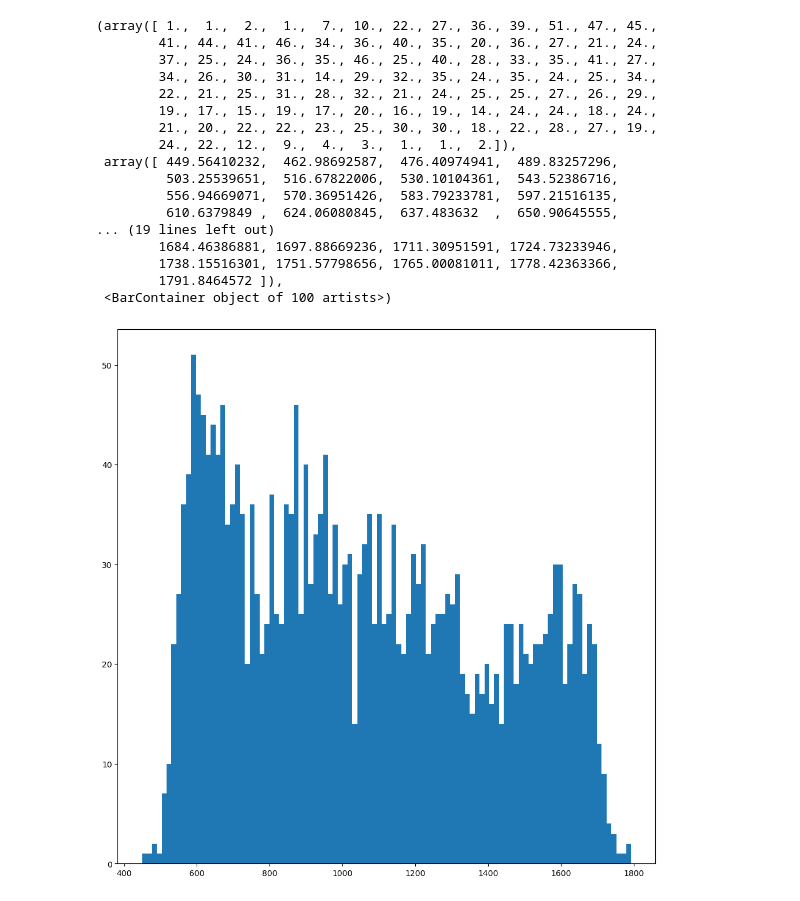
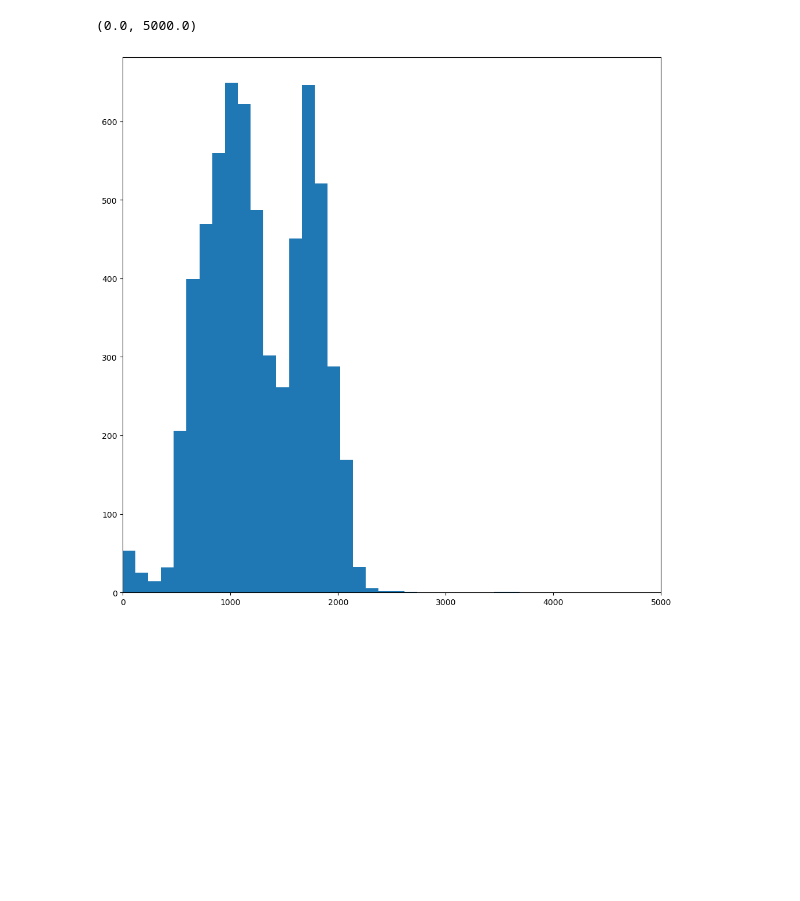
Before and after one commit to aautric/4polarMFM_these, a Jupyter notebook: notebooks_experimental_SLB_Louise/post_process_experimental_result.ipynb, the cells around one changed output. Cells and saved outputs as stored; diff of their text form; code cells hidden in the pictures; blank space fills up the shorter version.

```diff
--- a/notebooks_experimental_SLB_Louise/post_process_experimental_result.ipynb
+++ b/notebooks_experimental_SLB_Louise/post_process_experimental_result.ipynb
@@ -4,7 +4,7 @@ import matplotlib.pyplot as plt
 import os
 from matplotlib.colors import hsv_to_rgb
 # %%
-folder = 'D:/AMAURY/experimental_processed/these_4polar_MFM/0_135_free_offset'
+folder = 'D:/AMAURY/experimental_processed/these_4polar_MFM/sgd3_total2'
 # %%
 frame, x, y, z, N_photons, offset_proj, offset_proj2, rho, eta, delta, score, x_start, y_start, z_start, rho_start, delta_start, zernx, zerny = [], [], [], [], [], [], [], [], [], [], [], [], [], [], [], [], [], []
 for filename in os.listdir(folder):
@@ -94,21 +88,6 @@ plt.axis('equal')
 # %%
-plt.hist(z, bins=100)
+hist = plt.hist(z, bins=100)
+plt.xlim((0,5000))
 # %% [output]
-(array([ 1.,  1.,  2.,  1.,  7., 10., 22., 27., 36., 39., 51., 47., 45.,
-        41., 44., 41., 46., 34., 36., 40., 35., 20., 36., 27., 21., 24.,
-        37., 25., 24., 36., 35., 46., 25., 40., 28., 33., 35., 41., 27.,
-        34., 26., 30., 31., 14., 29., 32., 35., 24., 35., 24., 25., 34.,
-        22., 21., 25., 31., 28., 32., 21., 24., 25., 25., 27., 26., 29.,
-        19., 17., 15., 19., 17., 20., 16., 19., 14., 24., 24., 18., 24.,
-        21., 20., 22., 22., 23., 25., 30., 30., 18., 22., 28., 27., 19.,
-        24., 22., 12.,  9.,  4.,  3.,  1.,  1.,  2.]),
- array([ 449.56410232,  462.98692587,  476.40974941,  489.83257296,
-         503.25539651,  516.67822006,  530.10104361,  543.52386716,
-         556.94669071,  570.36951426,  583.79233781,  597.21516135,
-         610.6379849 ,  624.06080845,  637.483632  ,  650.90645555,
-... (19 lines left out)
-        1684.46386881, 1697.88669236, 1711.30951591, 1724.73233946,
-        1738.15516301, 1751.57798656, 1765.00081011, 1778.42363366,
-        1791.8464572 ]),
- <BarContainer object of 100 artists>)
+(0.0, 5000.0)
-[figure, old version]
+[figure, new version]
```
Also changed, not shown: parts of 8 cells of this notebook, 7 other files.
